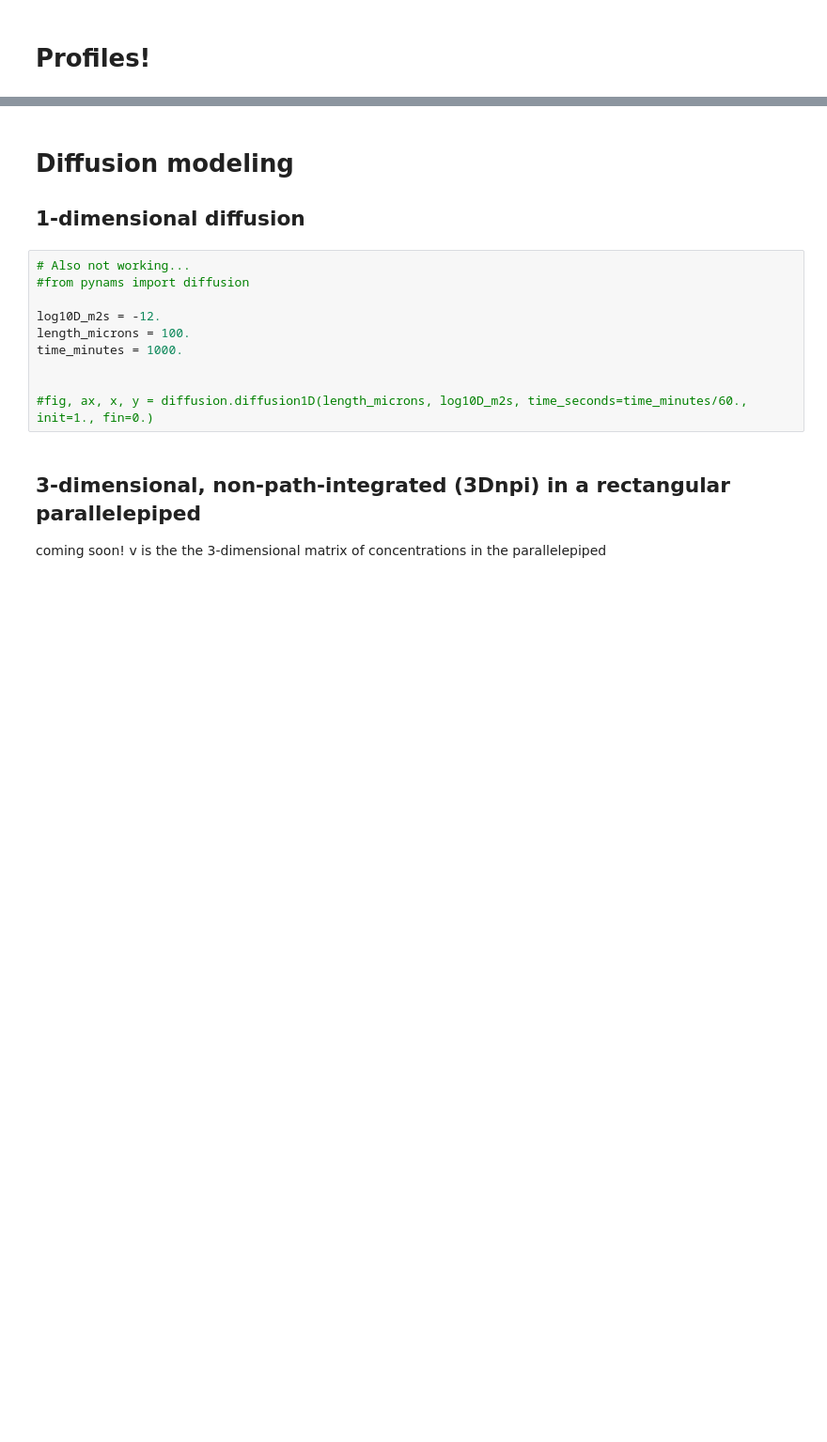
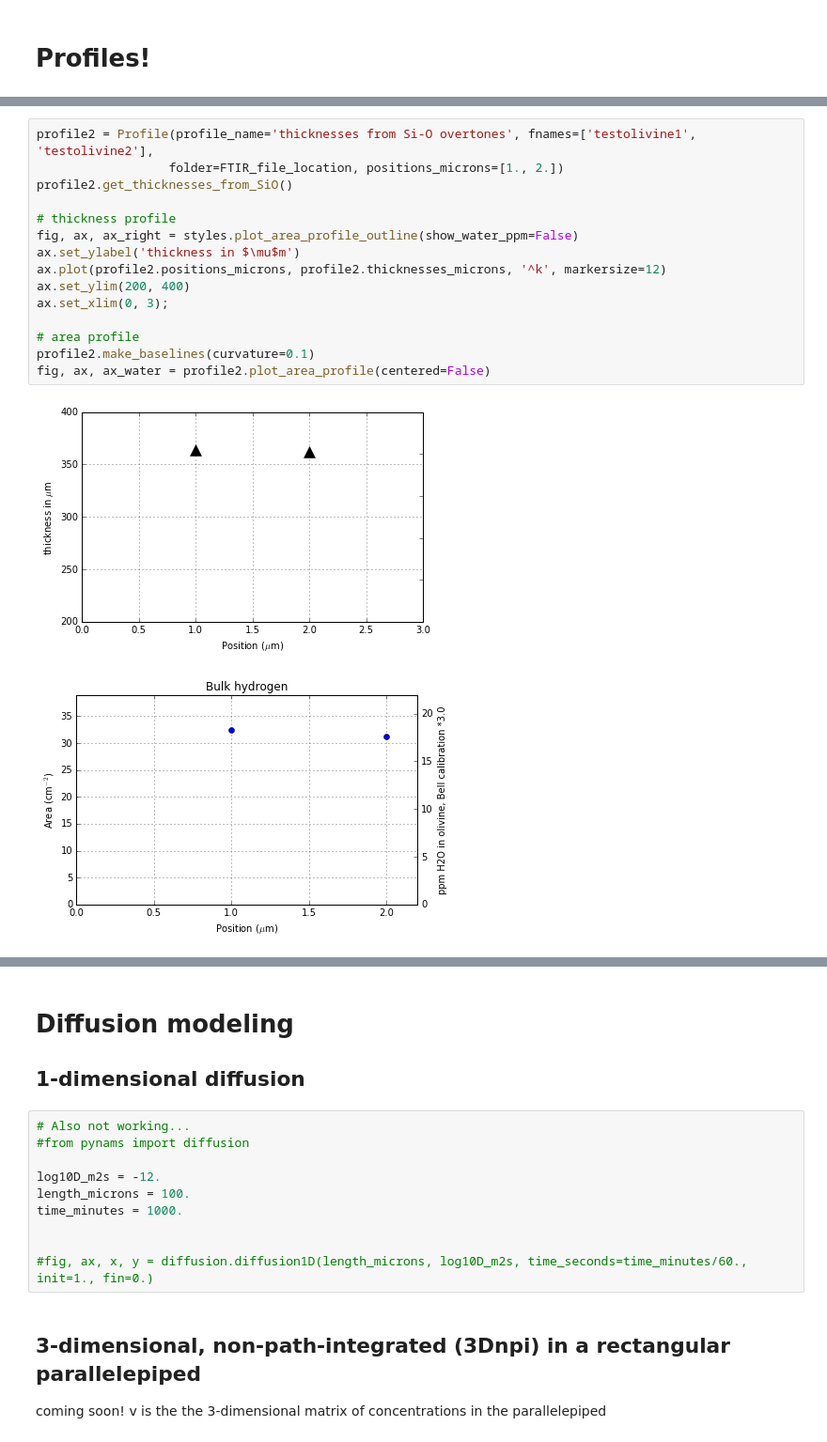
Before and after one commit to EFerriss/Pynams, a Jupyter notebook: EXAMPLES.ipynb, the cells around one changed output, grey strips where cells are left out. Shown at 94% size. Saved outputs shown, nothing was run; the diff lists cells and outputs as text; blank space fills up the shorter version.

```diff
--- a/EXAMPLES.ipynb
+++ b/EXAMPLES.ipynb
@@ -165 +190,19 @@ Baseline information taken from file -baseline.CSV
+# %%
+profile2 = Profile(profile_name='thicknesses from Si-O overtones', fnames=['testolivine1', 'testolivine2'],
+                  folder=FTIR_file_location, positions_microns=[1., 2.])
+profile2.get_thicknesses_from_SiO()
+
+# thickness profile
+fig, ax, ax_right = styles.plot_area_profile_outline(show_water_ppm=False)
+ax.set_ylabel('thickness in $\mu$m')
+ax.plot(profile2.positions_microns, profile2.thicknesses_microns, '^k', markersize=12)
+ax.set_ylim(200, 400)
+ax.set_xlim(0, 3);
+
+# area profile
+profile2.make_baselines(curvature=0.1)
+fig, ax, ax_water = profile2.plot_area_profile(centered=False)
+# %% [output]
+[figure, added]
+[figure, added]
 # %% [markdown]
```
Also changed, not shown: parts of 11 cells of this notebook, 11 other files.
